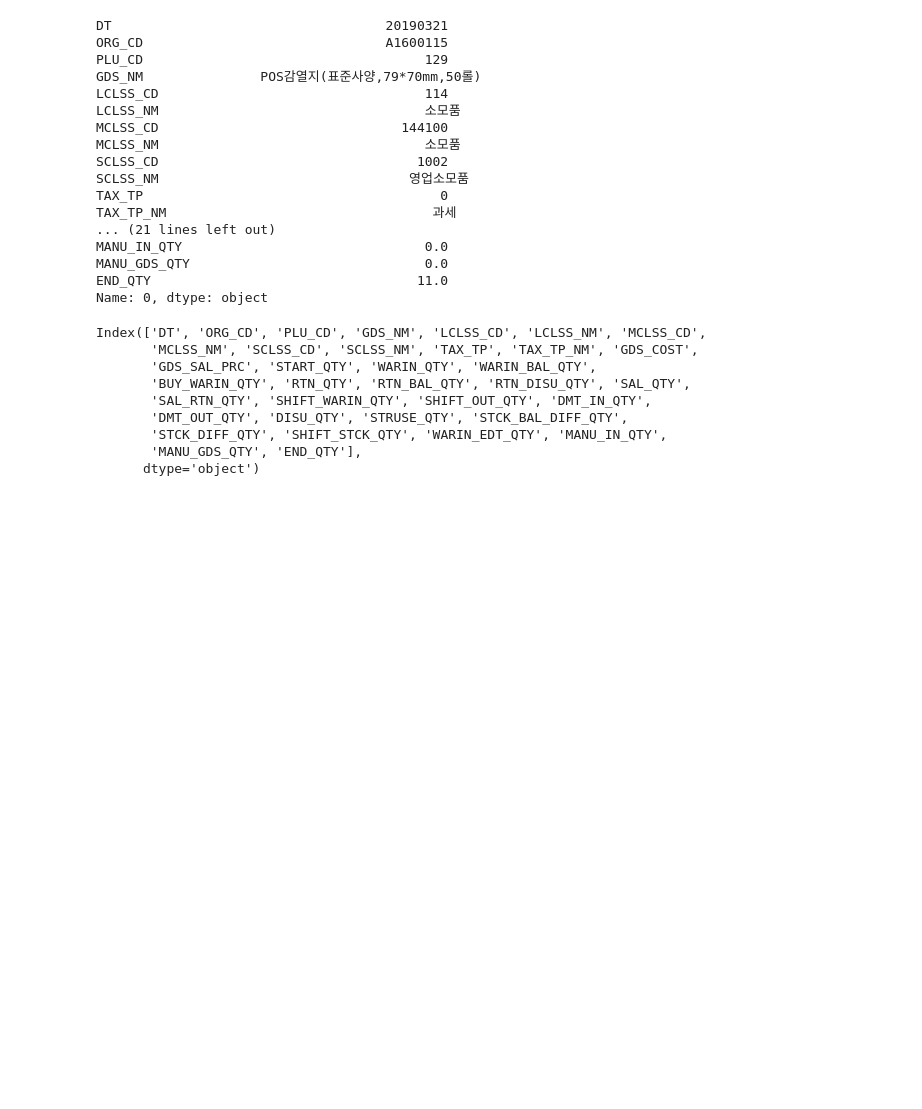
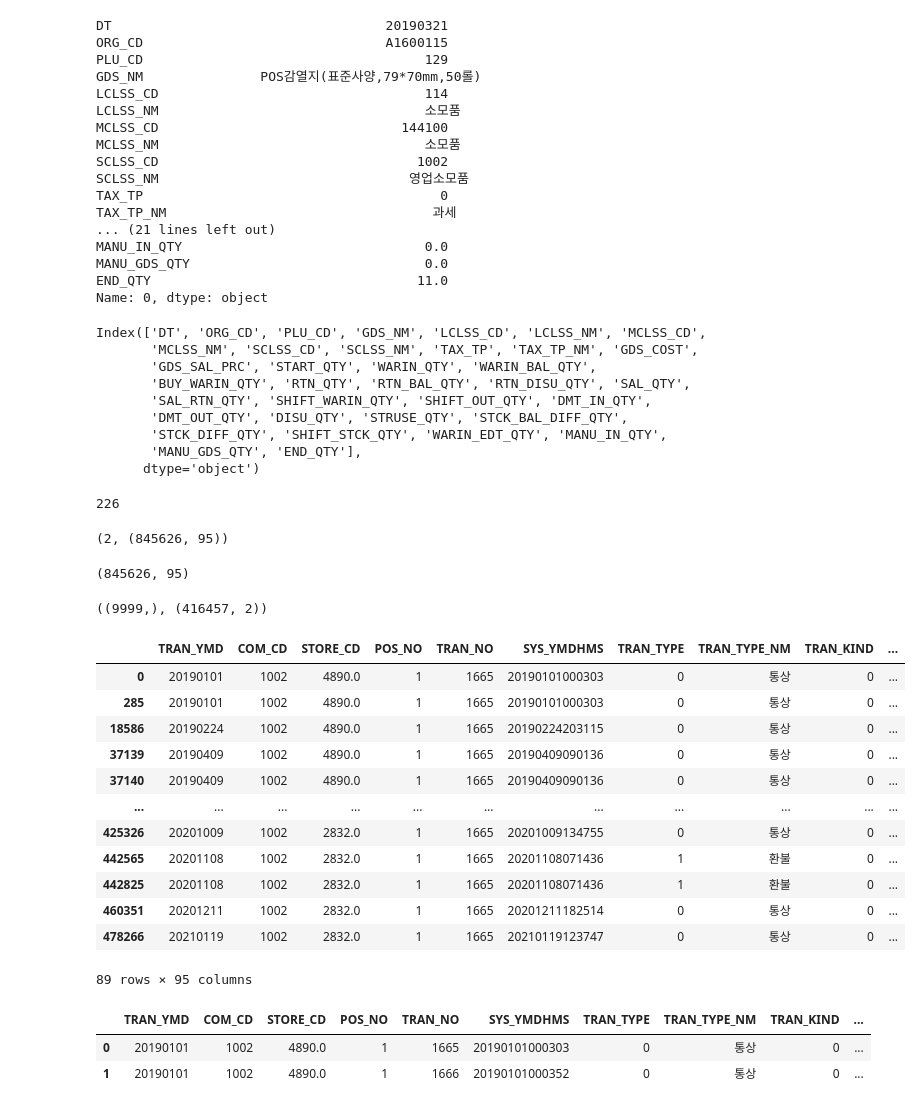
Before and after one commit to almostzero/emart24_codes, a Jupyter notebook: RJY/EDA_emart.ipynb, the cells around one changed output. Saved outputs shown, nothing was run; the diff lists cells and outputs as text; code cells hidden in the pictures; blank space fills up the shorter version.

```diff
--- a/RJY/EDA_emart.ipynb
+++ b/RJY/EDA_emart.ipynb
@@ -13,5 +18,7 @@ start_row = re.compile('^\d+\|')
 # %%
-with open('./data/마스터+정보+및+데이터+정의서/02.설명이추가된 상품마스터_20210325.txt', 'r', encoding='utf-16') as f:
+start_row = re.compile('^\d+\|')
+i = 0
+with open(ROOT / 'data/마스터+정보+및+데이터+정의서/02.설명이추가된 상품마스터_20210325.txt', 'r', encoding='utf-16') as f:
     cols = f.readline().replace('\n', '').split('|')
     rows = []
     past_line = ''
@@ -20,16 +27,20 @@ with open('./data/마스터+정보+및+데이터+정의서/02.설명이추가된
         if not curr_line:
             break
 
+        # 가장먼저 코드값으로 시작하는지 확인
         flag = start_row.search(curr_line)
 
-        if not flag:
-            past_line += ' ' + curr_line
-        elif curr_line.count('|') == 45:
+        # 시작하는 줄이면 이전 past 저장하고 past로 넘김
+        if flag:
             if past_line:
                 row = past_line.replace('\n', '').split('|')
                 rows.append(row)
-                past_line = ''
-            row = curr_line.replace('\n', '').split('|')
-            rows.append(row)
-        else:
             past_line = curr_line
+            continue
+
+        # curr 보고 하자 있으면 past에 붙이기
+        if curr_line.count('|') < 45:
+            past_line += ' ' + curr_line
+
+df_desc = pd.DataFrame(rows, columns=cols)
+df_desc.shape
@@ -154,3 +162,58 @@ Index(['DT', 'ORG_CD', 'PLU_CD', 'GDS_NM', 'LCLSS_CD', 'LCLSS_NM', 'MCLSS_CD',
        'STCK_DIFF_QTY', 'SHIFT_STCK_QTY', 'WARIN_EDT_QTY', 'MANU_IN_QTY',
        'MANU_GDS_QTY', 'END_QTY'],
       dtype='object')
+# %%
+files = (ROOT / 'data/emart24Data/001_TRAN').glob('*.txt')
+len(list(files))
+# %% [output]
+226
+# %%
+# 거래데이터
+# emart24 = ROOT / 'data/emart24Data'
+# f = emart24 / '001_TRAN/IFAI_001_TRAN_00115.txt'
+# f = emart24 / '007_DAYQTY/IFAI_007_DAYQTY_00115.txt'
+# f = emart24 / '008_STRPUR/IFAI_008_STRPUR_00115.txt'
+# f = emart24 / '009_STRORD/IFAI_009_STRORD_00115.txt'
+# f = emart24 / 'IFAI_100_RCMQTY_03193.txt'
+files = (ROOT / 'data/emart24Data/001_TRAN').glob('*.txt')
+shapes = {}
+transaction = pd.DataFrame()
+for i, file in enumerate(files):
+    transaction = pd.concat([transaction, pd.read_csv(file, sep='|', low_memory=False)], 0)
+    if i == 1:
+        break
+
+# 파일 수, 데이터 건수
+i + 1, transaction.shape
+# %% [output]
+(2, (845626, 95))
+# %%
+transaction.shape
+# %% [output]
+(845626, 95)
+# %%
+transaction['TRAN_NO'].unique().shape, transaction[['TRAN_YMD', 'TRAN_NO']].drop_duplicates().shape
+# %% [output]
+((9999,), (416457, 2))
+# %%
+transaction[transaction['TRAN_NO'] == 1665]
+# %% [output]
+|  | TRAN_YMD | COM_CD | STORE_CD | POS_NO | TRAN_NO | SYS_YMDHMS | TRAN_TYPE | TRAN_TYPE_NM | TRAN_KIND | ... |
+| 0 | 20190101 | 1002 | 4890.0 | 1 | 1665 | 20190101000303 | 0 | 통상 | 0 | ... |
+| 285 | 20190101 | 1002 | 4890.0 | 1 | 1665 | 20190101000303 | 0 | 통상 | 0 | ... |
+| 18586 | 20190224 | 1002 | 4890.0 | 1 | 1665 | 20190224203115 | 0 | 통상 | 0 | ... |
+| 37139 | 20190409 | 1002 | 4890.0 | 1 | 1665 | 20190409090136 | 0 | 통상 | 0 | ... |
+| 37140 | 20190409 | 1002 | 4890.0 | 1 | 1665 | 20190409090136 | 0 | 통상 | 0 | ... |
+| ... | ... | ... | ... | ... | ... | ... | ... | ... | ... | ... |
+| 425326 | 20201009 | 1002 | 2832.0 | 1 | 1665 | 20201009134755 | 0 | 통상 | 0 | ... |
+| 442565 | 20201108 | 1002 | 2832.0 | 1 | 1665 | 20201108071436 | 1 | 환불 | 0 | ... |
+| 442825 | 20201108 | 1002 | 2832.0 | 1 | 1665 | 20201108071436 | 1 | 환불 | 0 | ... |
+| 460351 | 20201211 | 1002 | 2832.0 | 1 | 1665 | 20201211182514 | 0 | 통상 | 0 | ... |
+| 478266 | 20210119 | 1002 | 2832.0 | 1 | 1665 | 20210119123747 | 0 | 통상 | 0 | ... |
+89 rows × 95 columns
+# %%
+transaction.iloc[:, :20].head(2)
+# %% [output]
+|  | TRAN_YMD | COM_CD | STORE_CD | POS_NO | TRAN_NO | SYS_YMDHMS | TRAN_TYPE | TRAN_TYPE_NM | TRAN_KIND | ... |
+| 0 | 20190101 | 1002 | 4890.0 | 1 | 1665 | 20190101000303 | 0 | 통상 | 0 | ... |
+| 1 | 20190101 | 1002 | 4890.0 | 1 | 1666 | 20190101000352 | 0 | 통상 | 0 | ... |
```
Also changed, not shown: parts of 12 cells of this notebook, 2 other files.
